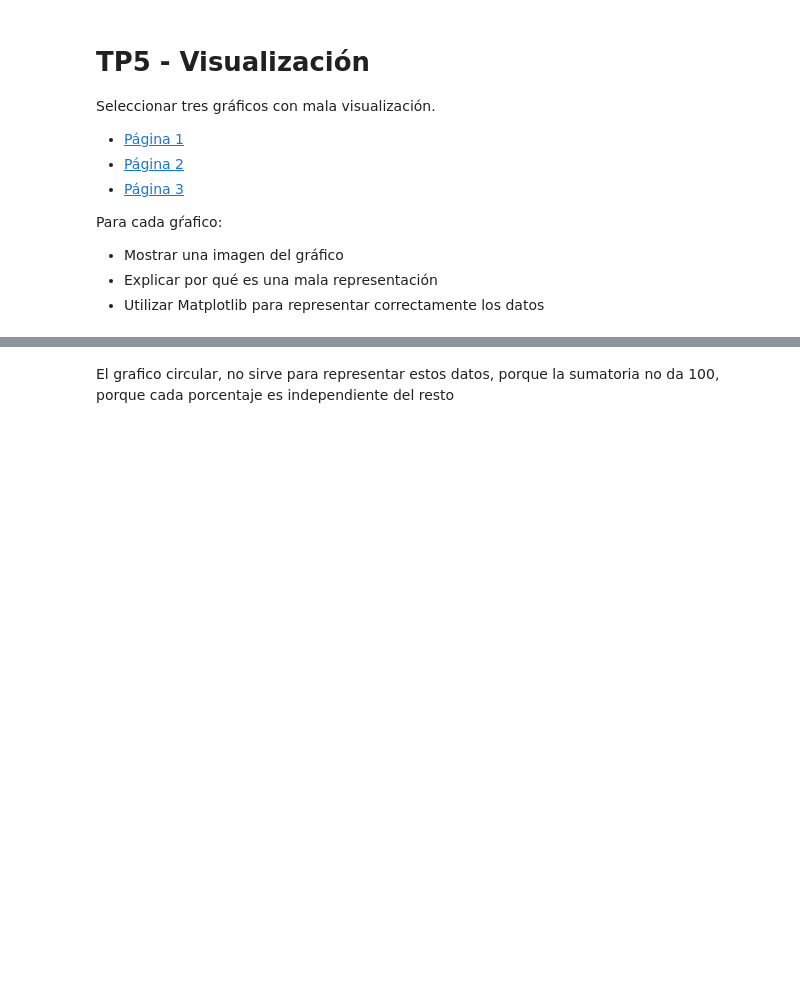
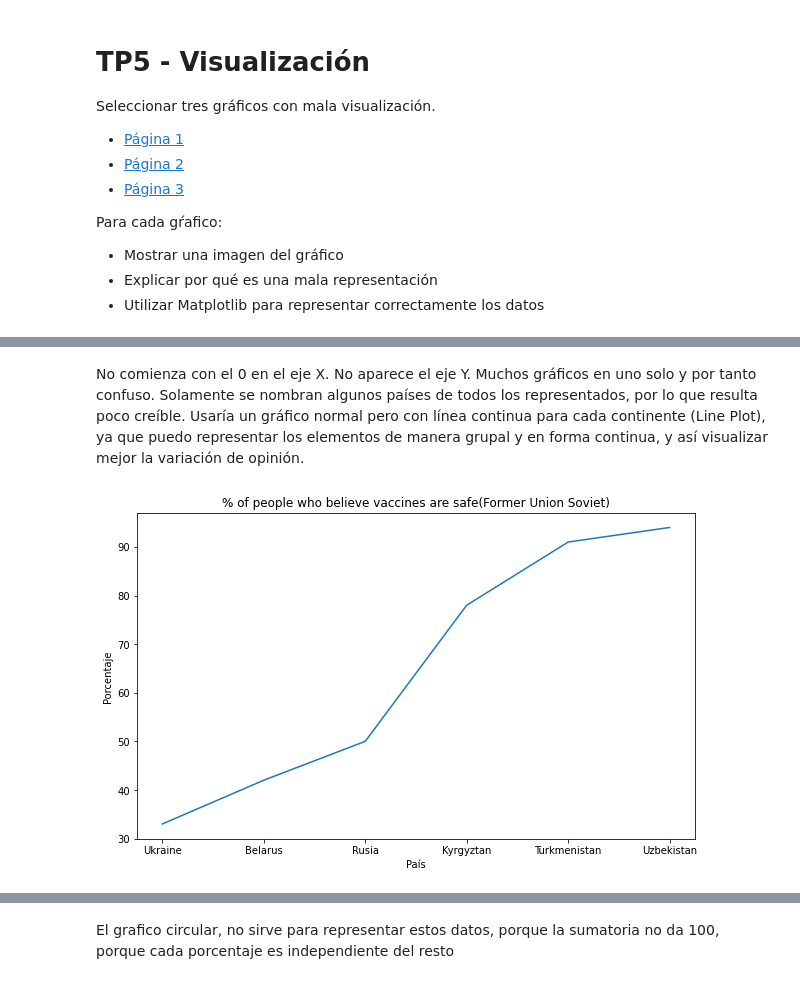
Before and after one commit to Lucas16AR/UM-BDD-II-2021, a Jupyter notebook: TP5.ipynb, the cells around one changed output, grey strips where cells are left out. Saved outputs shown, nothing was run; the diff lists cells and outputs as text; code cells hidden in the pictures; blank space fills up the shorter version.

```diff
--- a/TP5.ipynb
+++ b/TP5.ipynb
@@ -18,0 +19,18 @@ Para cada gŕafico:
+# %% [markdown]
+No comienza con el 0 en el eje X. No aparece el eje Y.
+Muchos gráficos en uno solo y por tanto confuso.
+Solamente se nombran algunos países de todos los representados, por lo que resulta poco creíble.
+Usaría un gráfico normal pero con línea continua para cada continente (Line Plot), ya que puedo representar los elementos de manera grupal y en forma continua, y así visualizar mejor la variación de opinión.
+# %%
+import matplotlib.pyplot as plt
+%matplotlib inline
+plt.figure(figsize = (10,6))
+x = ['Ukraine','Belarus','Rusia','Kyrgyztan','Turkmenistan','Uzbekistan']
+y = [33,42,50, 78,91, 94]
+plt.xlabel("País")
+plt.ylabel("Porcentaje")
+plt.title("% of people who believe vaccines are safe(Former Union Soviet)")
+plt.plot(x,y)
+plt.show()
+# %% [output]
+[figure, added]
```
Also changed, not shown: parts of 13 cells of this notebook.
